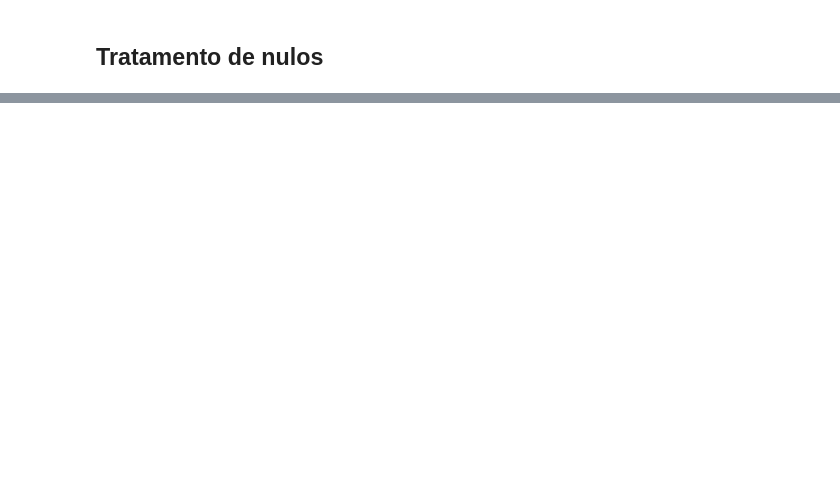
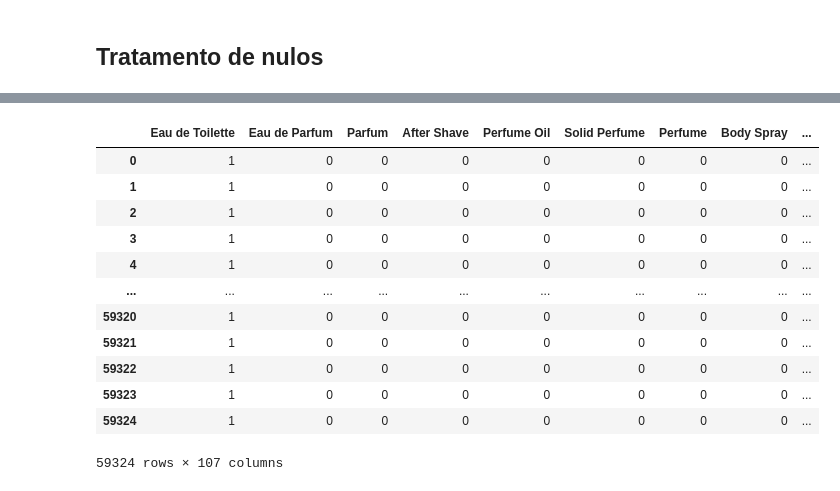
Before and after one commit to caiocvmacedo/projeto_aprendizado_maquina, a Jupyter notebook: analise_e_modelagem_notebook.ipynb, the cells around one changed output, grey strips where cells are left out. Saved outputs shown, nothing was run; the diff lists cells and outputs as text; code cells hidden in the pictures; blank space fills up the shorter version.

```diff
--- a/analise_e_modelagem_notebook.ipynb
+++ b/analise_e_modelagem_notebook.ipynb
@@ -212,0 +230,8 @@ KeyboardInterrupt:
+# %%
+parfum[numeric_cols + [target]] = parfum[numeric_cols + [target]].fillna(parfum[numeric_cols + [target]].mean())
+
+for col in categorical_cols:
+    mode_value = parfum[col].mode()[0]
+    parfum[col] = parfum[col].fillna(mode_value)
+
+print(parfum.isnull().sum())
@@ -212,0 +253,4 @@ KeyboardInterrupt:
+# %%
+parfum = parfum.drop(['Number', 'Perfumers'], axis=1).dropna()
+
+parfum.count()
@@ -212,0 +276,3 @@ KeyboardInterrupt:
+# %%
+X = parfum[categorical_cols + numeric_cols]
+y = parfum[target]
@@ -212,0 +281,17 @@ KeyboardInterrupt:
+# %%
+# Obtendo dummies das colunas categóricas, montando a lista
+
+numero_contagem_corte = 40
+category_counts = {}
+
+for col in categorical_cols:
+    column_counts = parfum[col].value_counts()
+    for category, count in column_counts.items():
+        if category in category_counts:
+            category_counts[category] += count
+        else:
+            category_counts[category] = count
+
+filtered_categories = [category for category, count in category_counts.items() if count > numero_contagem_corte]
+
+filtered_categories
@@ -212,0 +316,24 @@ KeyboardInterrupt:
+# %%
+X_encoded = pd.DataFrame(0, index=X.index, columns=filtered_categories)
+for col in categorical_cols:
+    for category in filtered_categories:
+        X_encoded[category] = X_encoded[category] | (X[col] == category)
+
+X_encoded = X_encoded.astype(int)
+X_encoded = pd.concat([X_encoded, X[numeric_cols]], axis=1)
+
+X_encoded
+# %% [output]
+|  | Eau de Toilette | Eau de Parfum | Parfum | After Shave | Perfume Oil | Solid Perfume | Perfume | Body Spray | ... |
+| 0 | 1 | 0 | 0 | 0 | 0 | 0 | 0 | 0 | ... |
+| 1 | 1 | 0 | 0 | 0 | 0 | 0 | 0 | 0 | ... |
+| 2 | 1 | 0 | 0 | 0 | 0 | 0 | 0 | 0 | ... |
+| 3 | 1 | 0 | 0 | 0 | 0 | 0 | 0 | 0 | ... |
+| 4 | 1 | 0 | 0 | 0 | 0 | 0 | 0 | 0 | ... |
+| ... | ... | ... | ... | ... | ... | ... | ... | ... | ... |
+| 59320 | 1 | 0 | 0 | 0 | 0 | 0 | 0 | 0 | ... |
+| 59321 | 1 | 0 | 0 | 0 | 0 | 0 | 0 | 0 | ... |
+| 59322 | 1 | 0 | 0 | 0 | 0 | 0 | 0 | 0 | ... |
+| 59323 | 1 | 0 | 0 | 0 | 0 | 0 | 0 | 0 | ... |
+| 59324 | 1 | 0 | 0 | 0 | 0 | 0 | 0 | 0 | ... |
+59324 rows × 107 columns
```
Also changed, not shown: parts of 18 cells of this notebook.
